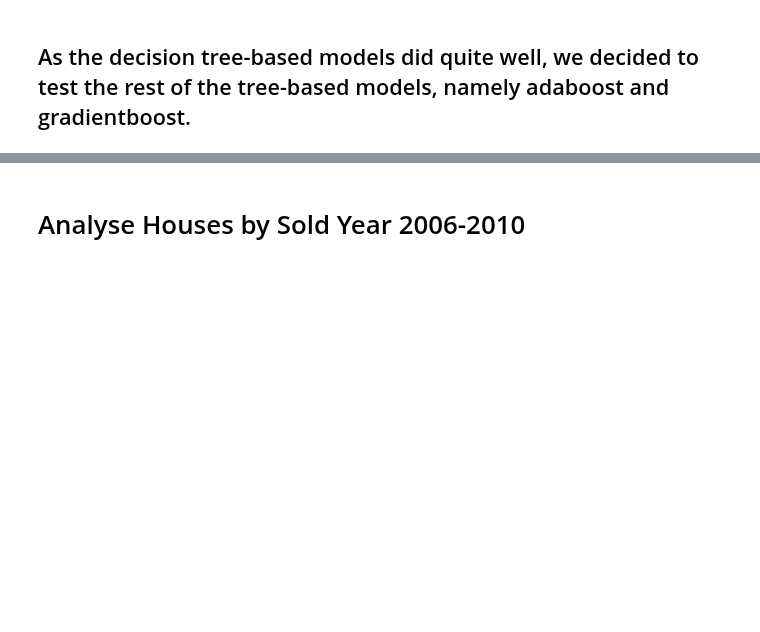
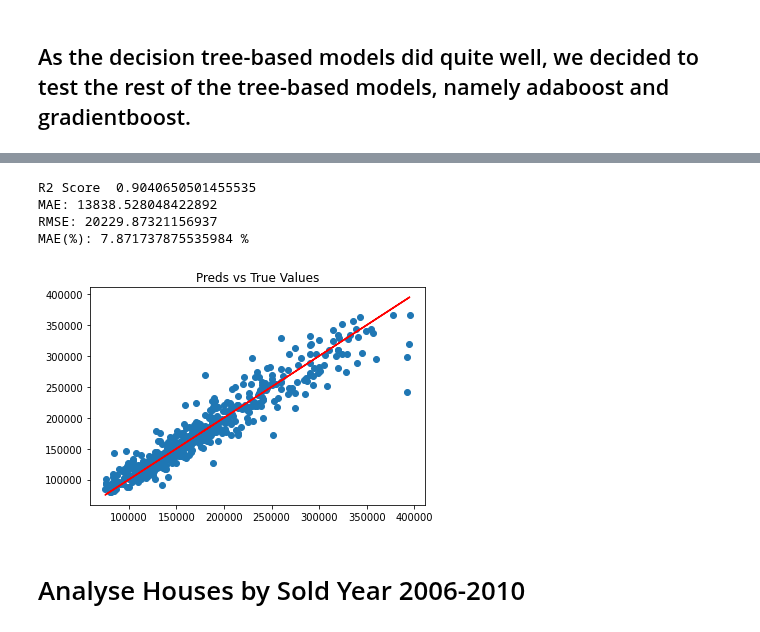
Before and after one commit to KacperChmura1/House-Price, a Jupyter notebook: ML.ipynb, the cells around one changed output, grey strips where cells are left out. Cells and saved outputs as stored; diff of their text form; code cells hidden in the pictures; blank space fills up the shorter version.

```diff
--- a/ML.ipynb
+++ b/ML.ipynb
@@ -485,3 +480,22 @@ RMAE(%): 8.462906655720387 %
+# %%
+grid_params = {
+    'n_estimators': [100,150,200,250],
+    'learning_rate':[0.01,0.02,0,2,0.5,0.7,1],
+    'min_impurity_decrease':[0.0001,0.001,0.01],
+    'tol':[0.00001,0.0002,0.0001,0.001],
+    'learning_rate':[0.1,0.125,0.2,0.5],
+    'max_depth':[3,4,5,7],
+    'ccp_alpha':[0.01,0.02,0.05,.1]
+}
+# %%
+ml(dummies_df, GradientBoostingRegressor(n_estimators=250, min_impurity_decrease=0.0001,tol=0.00001,learning_rate=0.125, max_depth=5,
+                                        ccp_alpha=0.01) , False, grid_params)
+# %% [output]
+R2 Score  0.9040650501455535
+MAE: 13838.528048422892
+RMSE: 20229.87321156937
+MAE(%): 7.871737875535984 %
+[figure, added]
 # %% [markdown]
 # Analyse Houses by Sold Year 2006-2010
 # %%
```
Also changed, not shown: parts of 16 cells of this notebook.
